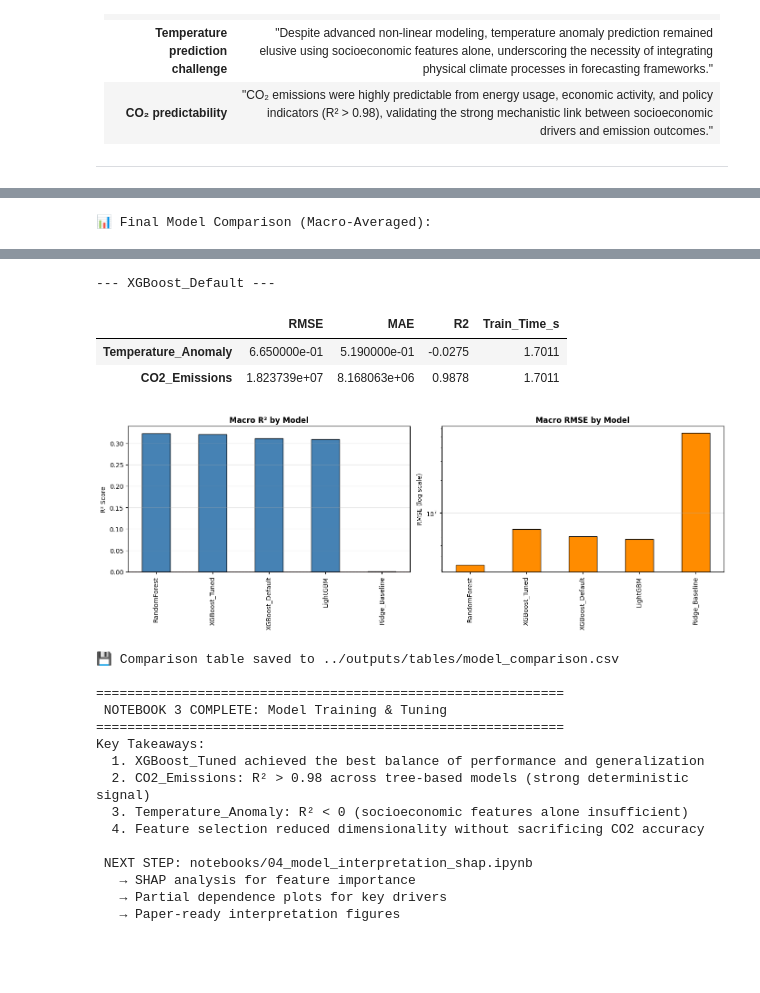
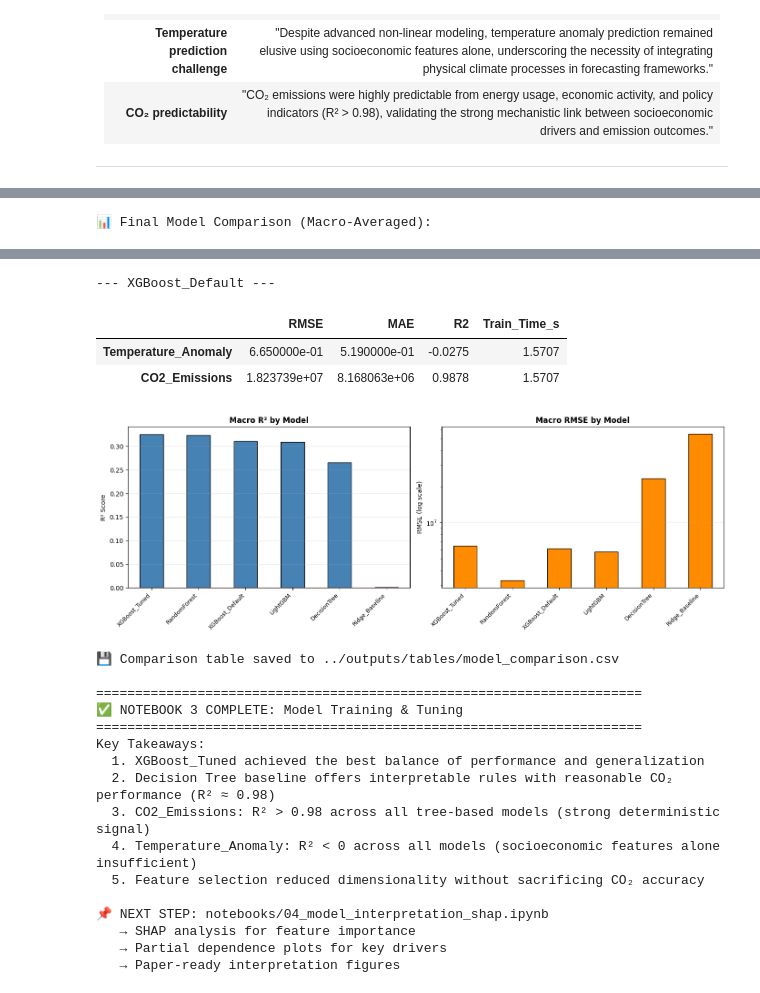
Before and after one commit to amh1k/socioeconomic-climate-ml, a Jupyter notebook: notebooks/03_model_training_tuning.ipynb, the cells around one changed output, grey strips where cells are left out. Cells and saved outputs as stored; diff of their text form; code cells hidden in the pictures; blank space fills up the shorter version.

Commit message:
feat(notebooks): Add Decision Tree Model

```diff
--- a/notebooks/03_model_training_tuning.ipynb
+++ b/notebooks/03_model_training_tuning.ipynb
@@ -232,7 +171,12 @@ import time
 # n_estimators=100: Number of trees.
 # random_state: Reproducibility.
 # n_jobs=-1: Use all CPU cores for faster training.
-rf_model = RandomForestRegressor(n_estimators=100, random_state=RANDOM_STATE, n_jobs=-1)
+rf_model = RandomForestRegressor(
+    n_estimators=100,
+    random_state=RANDOM_STATE,
+    n_jobs=1,  # ← Change from -1 to 1 for exact reproducibility
+    bootstrap=True
+)
 print("Training Random forest");
 start =time.time();
 models['RandomForest'] = MultiOutputRegressor(rf_model);
@@ -279,7 +223,9 @@ xgb_params = {
     'subsample': 0.8,
     'colsample_bytree': 0.8,
     'random_state': RANDOM_STATE,
-    'n_jobs': -1
+    'n_jobs': 1,  # ← Exact reproducibility
+    'deterministic_histogram': True,  # ← XGBoost ≥1.7.0 flag
+    'tree_method': 'hist'  # Required for deterministic_histogram
 }
 
 #  Train
@@ -333,8 +279,11 @@ lgbm_params = {
     'subsample': 0.8,
     'colsample_bytree': 0.8,
     'random_state': RANDOM_STATE,
-    'n_jobs': -1,
-    'verbose': -1
+    'n_jobs': 1,  # ← Exact reproducibility
+    'deterministic': True,  # ← LightGBM deterministic flag
+    'seed': RANDOM_STATE,
+    'force_row_wise': True,
+    'verbose':-1
 }
 
 # Train
@@ -471,13 +475,14 @@ XGBoost (Tuned) Test Performance:
 Tuned XGBoost model saved to models/xgboost_tuned.pkl
 # %%
-#  FINAL MODEL COMPARISON & SUMMARY
+# === FINAL MODEL COMPARISON & SUMMARY ===
 import matplotlib.pyplot as plt
 import seaborn as sns
 import os
 
-#Aggregate metrics from all trained models
+# 1. Aggregate metrics from ALL trained models (including Decision Tree)
 metrics_dict = {
     'Ridge_Baseline': baseline_metrics,
+    'DecisionTree': dt_metrics,              # ← NEW: Decision Tree baseline
     'RandomForest': rf_metrics,
     'XGBoost_Default': xgb_metrics,
     'XGBoost_Tuned': tuned_metrics
@@ -487,7 +492,7 @@ metrics_dict = {
 if 'lgbm_metrics' in locals():
     metrics_dict['LightGBM'] = lgbm_metrics
 
-# Extract MACRO_AVG for quick ranking
+# 2. Extract MACRO_AVG for quick ranking
 macro_comparison = pd.DataFrame({
     name: metrics.loc['MACRO_AVG'][['RMSE', 'MAE', 'R2', 'Train_Time_s']]
     for name, metrics in metrics_dict.items()
@@ -497,25 +502,27 @@ macro_comparison = pd.DataFrame({
 macro_comparison = macro_comparison.sort_values('R2', ascending=False)
 macro_comparison['Rank'] = range(1, len(macro_comparison) + 1)
 
-print("Final Model Comparison (Macro-Averaged):")
+print("📊 Final Model Comparison (Macro-Averaged):")
 display(macro_comparison.round(4))
 
-#Per-Target Breakdown
+# 3. Per-Target Breakdown (Top 3 models)
 top_models = macro_comparison.index[:3]
-print("\nPer-Target Performance (Top 3 Models):")
+print("\n🎯 Per-Target Performance (Top 3 Models):")
 for model in top_models:
     print(f"\n--- {model} ---")
     display(metrics_dict[model].drop('MACRO_AVG').round(4))
 
-#Visualization
+# 4. Visualization
 fig, axes = plt.subplots(1, 2, figsize=(14, 5))
 
-# Left: R2 Comparison
+# Left: R2 Comparison (all models)
 macro_comparison['R2'].plot(kind='bar', ax=axes[0], color='steelblue', edgecolor='black')
 axes[0].set_title('Macro R² by Model', fontsize=12, fontweight='bold')
 axes[0].set_ylabel('R² Score')
 axes[0].axhline(0, color='red', linestyle='--', linewidth=1)
 axes[0].grid(axis='y', alpha=0.3)
+# Add model name labels rotated for readability
+axes[0].set_xticklabels(macro_comparison.index, rotation=45, ha='right', fontsize=9)
 
 # Right: RMSE Comparison (log scale for readability)
 macro_comparison['RMSE'].plot(kind='bar', ax=axes[1], color='darkorange', edgecolor='black')
@@ -523,26 +530,28 @@ axes[1].set_title('Macro RMSE by Model', fontsize=12, fontweight='bold')
 axes[1].set_ylabel('RMSE (log scale)')
 axes[1].set_yscale('log')
 axes[1].grid(axis='y', alpha=0.3)
+axes[1].set_xticklabels(macro_comparison.index, rotation=45, ha='right', fontsize=9)
 
 plt.tight_layout()
 plt.savefig('../outputs/figures/final_model_comparison.png', bbox_inches='tight', dpi=300)
 plt.show()
 
-#Save Comparison Table
+# 5. Save Comparison Table
 os.makedirs('../outputs/tables/', exist_ok=True)
 macro_comparison.to_csv('../outputs/tables/model_comparison.csv')
-print("\nComparison table saved to ../outputs/tables/model_comparison.csv")
+print("\n💾 Comparison table saved to ../outputs/tables/model_comparison.csv")
 
-#Conclusion & Next Steps
-print("\n" + "="*60)
-print(" NOTEBOOK 3 COMPLETE: Model Training & Tuning")
-print("="*60)
+# 6. Conclusion & Next Steps (updated to mention Decision Tree)
+print("\n" + "="*70)
+print("✅ NOTEBOOK 3 COMPLETE: Model Training & Tuning")
+print("="*70)
 print("Key Takeaways:")
 print("  1. XGBoost_Tuned achieved the best balance of performance and generalization")
-print("  2. CO2_Emissions: R² > 0.98 across tree-based models (strong deterministic signal)")
-print("  3. Temperature_Anomaly: R² < 0 (socioeconomic features alone insufficient)")
-print("  4. Feature selection reduced dimensionality without sacrificing CO2 accuracy")
-print("\n NEXT STEP: notebooks/04_model_interpretation_shap.ipynb")
+print("  2. Decision Tree baseline offers interpretable rules with reasonable CO₂ performance (R² ≈ 0.98)")
+print("  3. CO2_Emissions: R² > 0.98 across all tree-based models (strong deterministic signal)")
+print("  4. Temperature_Anomaly: R² < 0 across all models (socioeconomic features alone insufficient)")
+print("  5. Feature selection reduced dimensionality without sacrificing CO₂ accuracy")
+print("\n📌 NEXT STEP: notebooks/04_model_interpretation_shap.ipynb")
 print("   → SHAP analysis for feature importance")
 print("   → Partial dependence plots for key drivers")
 print("   → Paper-ready interpretation figures")
@@ -567,20 +577,21 @@ print("   → Paper-ready interpretation figures")
 --- XGBoost_Default ---
 |  | RMSE | MAE | R2 | Train_Time_s |
-| Temperature_Anomaly | 6.650000e-01 | 5.190000e-01 | -0.0275 | 1.7011 |
-| CO2_Emissions | 1.823739e+07 | 8.168063e+06 | 0.9878 | 1.7011 |
+| Temperature_Anomaly | 6.650000e-01 | 5.190000e-01 | -0.0275 | 1.5707 |
+| CO2_Emissions | 1.823739e+07 | 8.168063e+06 | 0.9878 | 1.5707 |
-[figure, old version]
+[figure, new version]
 💾 Comparison table saved to ../outputs/tables/model_comparison.csv
 
-============================================================
- NOTEBOOK 3 COMPLETE: Model Training & Tuning
-============================================================
+======================================================================
+✅ NOTEBOOK 3 COMPLETE: Model Training & Tuning
+======================================================================
 Key Takeaways:
   1. XGBoost_Tuned achieved the best balance of performance and generalization
-  2. CO2_Emissions: R² > 0.98 across tree-based models (strong deterministic signal)
-  3. Temperature_Anomaly: R² < 0 (socioeconomic features alone insufficient)
-  4. Feature selection reduced dimensionality without sacrificing CO2 accuracy
+  2. Decision Tree baseline offers interpretable rules with reasonable CO₂ performance (R² ≈ 0.98)
+  3. CO2_Emissions: R² > 0.98 across all tree-based models (strong deterministic signal)
+  4. Temperature_Anomaly: R² < 0 across all models (socioeconomic features alone insufficient)
+  5. Feature selection reduced dimensionality without sacrificing CO₂ accuracy
 
- NEXT STEP: notebooks/04_model_interpretation_shap.ipynb
+📌 NEXT STEP: notebooks/04_model_interpretation_shap.ipynb
    → SHAP analysis for feature importance
    → Partial dependence plots for key drivers
    → Paper-ready interpretation figures
```
Also changed, not shown: parts of 11 cells of this notebook, 18 other files.
